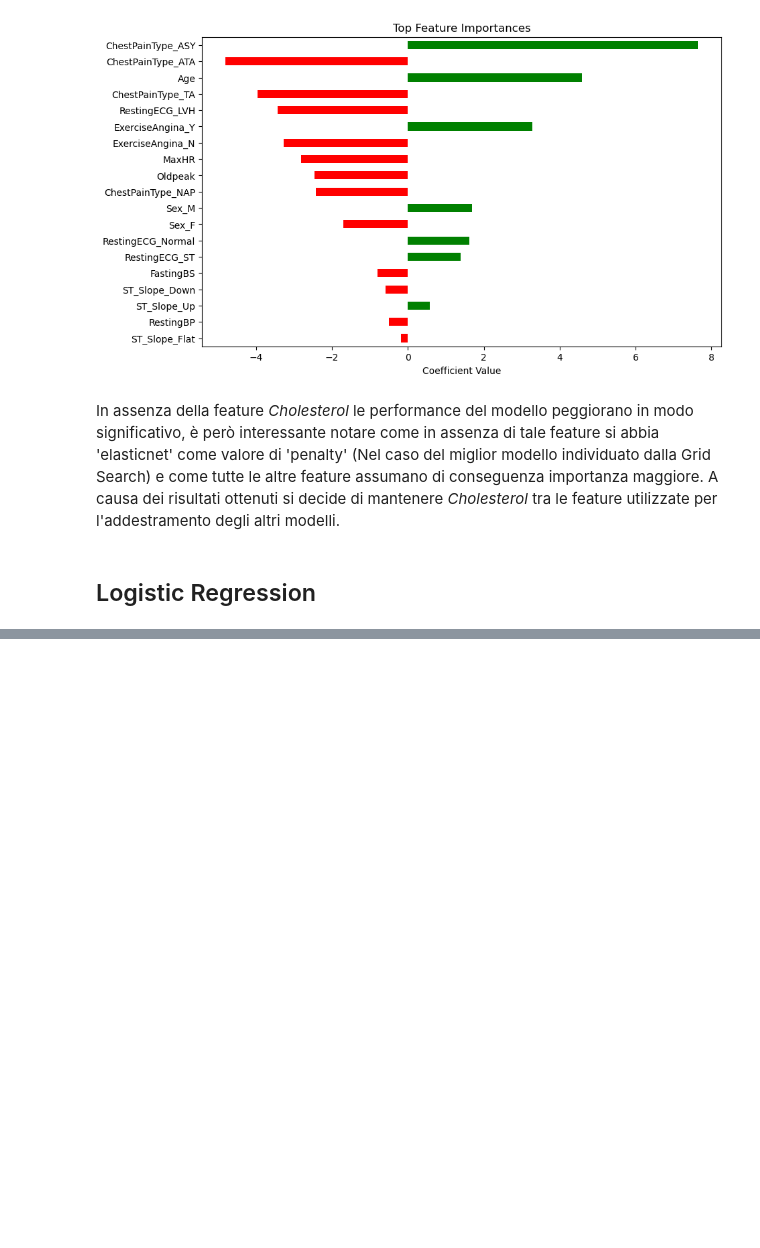
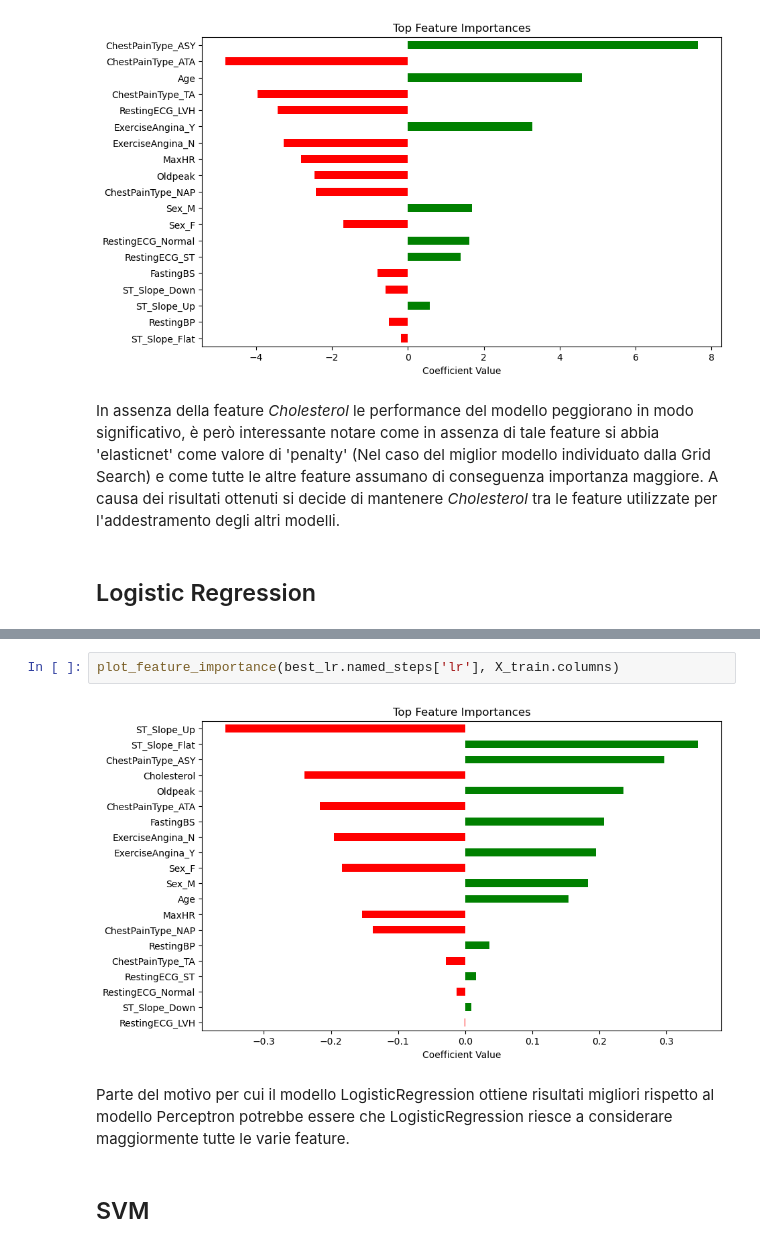
Before and after one commit to Orbmad/Data_Intensive_project, a Jupyter notebook: heart_failure_prediction.ipynb, the cells around one changed output, grey strips where cells are left out. Cells and saved outputs as stored; diff of their text form; blank space fills up the shorter version.

```diff
--- a/heart_failure_prediction.ipynb
+++ b/heart_failure_prediction.ipynb
@@ -507,0 +560,8 @@ A causa dei risultati ottenuti si decide di mantenere *Cholesterol* tra le featu
+# %%
+plot_feature_importance(best_lr.named_steps['lr'], X_train.columns)
+# %% [output]
+[figure, added]
+# %% [markdown]
+Parte del motivo per cui il modello LogisticRegression ottiene risultati migliori rispetto al modello Perceptron potrebbe essere che LogisticRegression riesce a considerare maggiormente tutte le varie feature.
+# %% [markdown]
+## SVM
```
Also changed, not shown: parts of 5 cells of this notebook.
